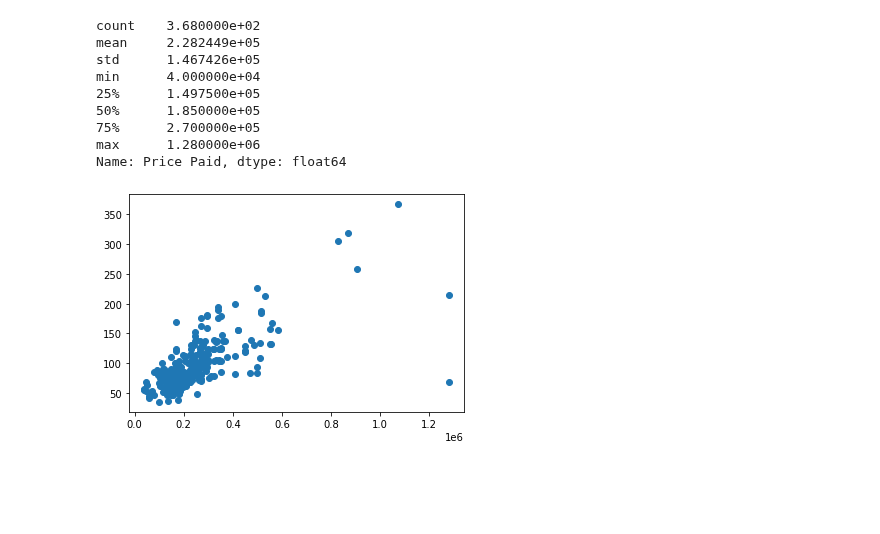
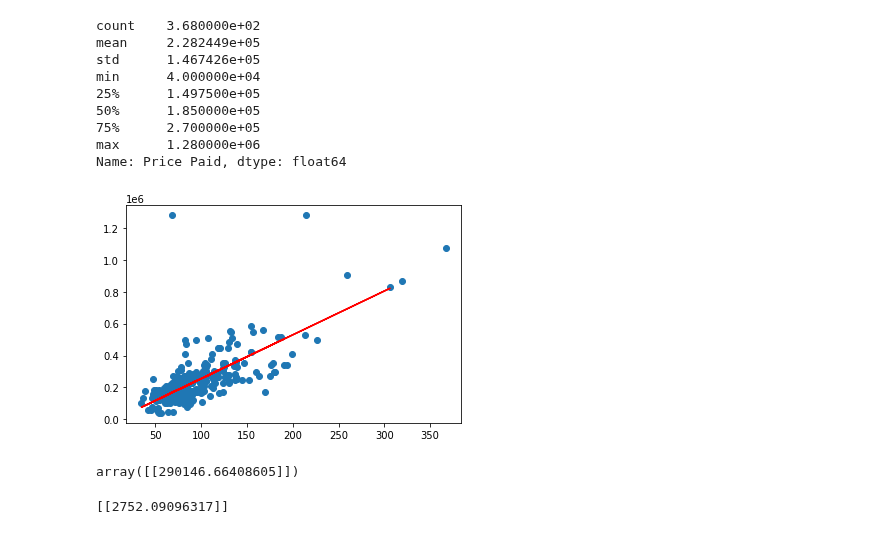
Before and after one commit to spencer84/Chester-Data-Analytics, a Jupyter notebook: House Value Estimation.ipynb, the cells around one changed output. Saved outputs shown, nothing was run; the diff lists cells and outputs as text; code cells hidden in the pictures; blank space fills up the shorter version.

Commit message:
Plotted linear regression model

```diff
--- a/House Value Estimation.ipynb
+++ b/House Value Estimation.ipynb
@@ -107,20 +107,22 @@ Name: Price Paid, dtype: float64
 ## Quick way to see all the columns available
 # for i in df_21.columns:
 #     print(i)
-# %%
-plt.scatter(df_21['Price Paid'],df_21['total-floor-area'])
-plt.show()
-# %% [output]
-[figure, old version]
 # %%
 ### Build Model
 
 # First test based on the relationship between price paid and area
 
 # Training data
-X = np.array(list(zip(df_21.index,df_21['total-floor-area'])))
+X = np.array(df_21['total-floor-area'])
+X = X.reshape(-1, 1)
 
 # Target data
-y = np.array(list(zip(df_21.index, df_21['Price Paid'].values)))
+y = np.array(df_21['Price Paid'].values)
+y = y.reshape(-1, 1)
 
-model = LinearRegression().fit(X,y)
+X_train, X_test, y_train, y_test = train_test_split(X, y, test_size=0.2, random_state=0)
+
+regressor = LinearRegression()
+regressor.fit(X_train, y_train)
+
+y_pred = regressor.predict(X_test)
@@ -129,0 +129,7 @@ X_train, X_test, y_train, y_test = train_test_split(X, y, test_size=0.2, random_
+# %%
+# Plot linear
+plt.scatter(df_21['total-floor-area'],df_21['Price Paid'])
+plt.plot(X_test,y_pred, 'k-', color = 'r')
+plt.show()
+# %% [output]
+[figure, new version]
@@ -129,0 +139,8 @@ X_train, X_test, y_train, y_test = train_test_split(X, y, test_size=0.2, random_
+# %%
+regressor.predict(test)
+# %% [output]
+array([[290146.66408605]])
+# %%
+print(regressor.coef_)
+# %% [output]
+[[2752.09096317]]
```
Also changed, not shown: parts of 4 cells of this notebook.
